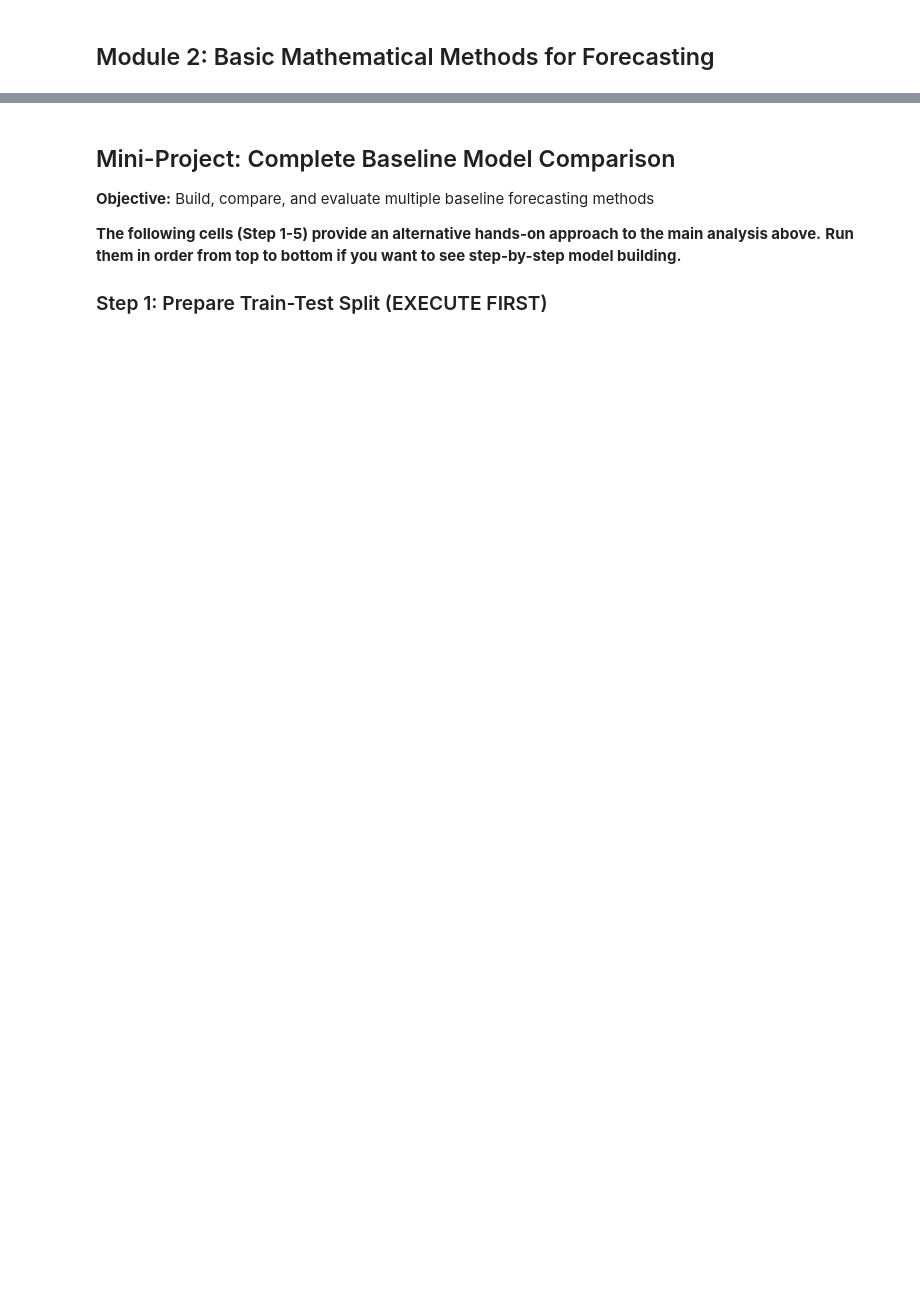
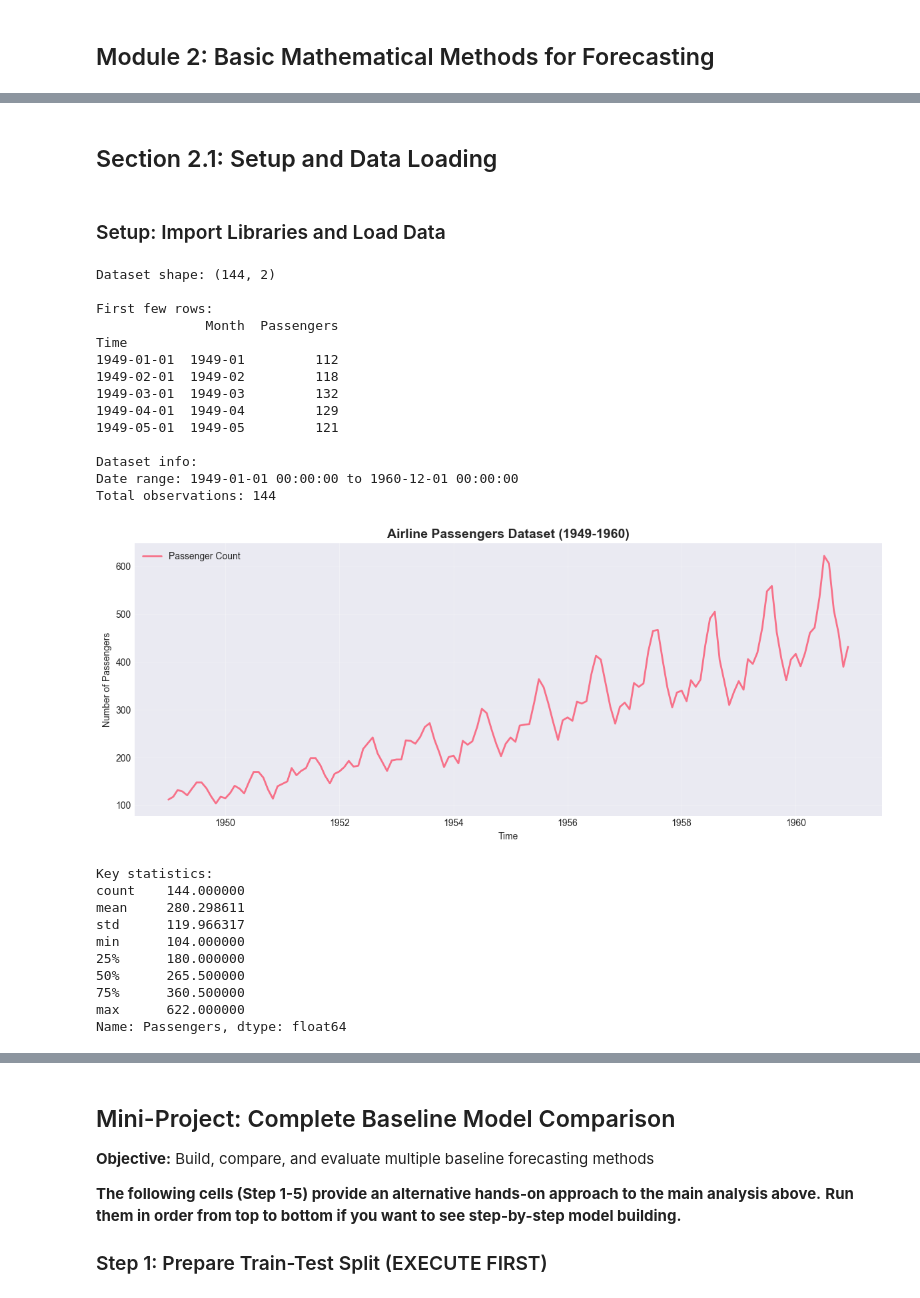
Before and after one commit to bhanujahuja/forecasting_training, a Jupyter notebook: code/module-2-basic-mathematical-methods.ipynb, the cells around one changed output, grey strips where cells are left out. Drawn from its saved outputs; the diff is of its cells as text; code cells hidden in the pictures; blank space fills up the shorter version.

```diff
--- a/code/module-2-basic-mathematical-methods.ipynb
+++ b/code/module-2-basic-mathematical-methods.ipynb
@@ -566,0 +25,72 @@ Test period: 115 to 143
+# %% [markdown]
+## Section 2.1: Setup and Data Loading
+# %% [markdown]
+### Setup: Import Libraries and Load Data
+# %%
+# Import required libraries
+import pandas as pd
+import numpy as np
+import matplotlib.pyplot as plt
+import seaborn as sns
+from sklearn.metrics import mean_absolute_error, mean_squared_error, mean_absolute_percentage_error
+from statsmodels.tsa.holtwinters import SimpleExpSmoothing, ExponentialSmoothing
+from sklearn.linear_model import LinearRegression
+import warnings
+warnings.filterwarnings('ignore')
+
+# Set plotting style
+plt.style.use('seaborn-v0_8-darkgrid')
+sns.set_palette("husl")
+
+# Load the classic airline passengers dataset
+url = "https://raw.githubusercontent.com/jbrownlee/Datasets/master/airline-passengers.csv"
+df = pd.read_csv(url)
+df['Time'] = pd.date_range(start='1949-01', periods=len(df), freq='MS')
+df = df.set_index('Time')
+
+print("Dataset shape:", df.shape)
+print("\nFirst few rows:")
+print(df.head())
+print("\nDataset info:")
+print(f"Date range: {df.index.min()} to {df.index.max()}")
+print(f"Total observations: {len(df)}")
+
+# Plot the original time series
+plt.figure(figsize=(12, 5))
+plt.plot(df.index, df['Passengers'], label='Passenger Count', linewidth=2)
+plt.title('Airline Passengers Dataset (1949-1960)', fontsize=14, fontweight='bold')
+plt.xlabel('Time')
+plt.ylabel('Number of Passengers')
+plt.legend()
+plt.grid(alpha=0.3)
+plt.tight_layout()
+plt.show()
+
+print("\nKey statistics:")
+print(df['Passengers'].describe())
+# %% [output]
+Dataset shape: (144, 2)
+
+First few rows:
+              Month  Passengers
+Time
+1949-01-01  1949-01         112
+1949-02-01  1949-02         118
+1949-03-01  1949-03         132
+1949-04-01  1949-04         129
+1949-05-01  1949-05         121
+
+Dataset info:
+Date range: 1949-01-01 00:00:00 to 1960-12-01 00:00:00
+Total observations: 144
+[figure, added]
+Key statistics:
+count    144.000000
+mean     280.298611
+std      119.966317
+min      104.000000
+25%      180.000000
+50%      265.500000
+75%      360.500000
+max      622.000000
+Name: Passengers, dtype: float64
```
Also changed, not shown: parts of 51 cells of this notebook, 8 other files.
